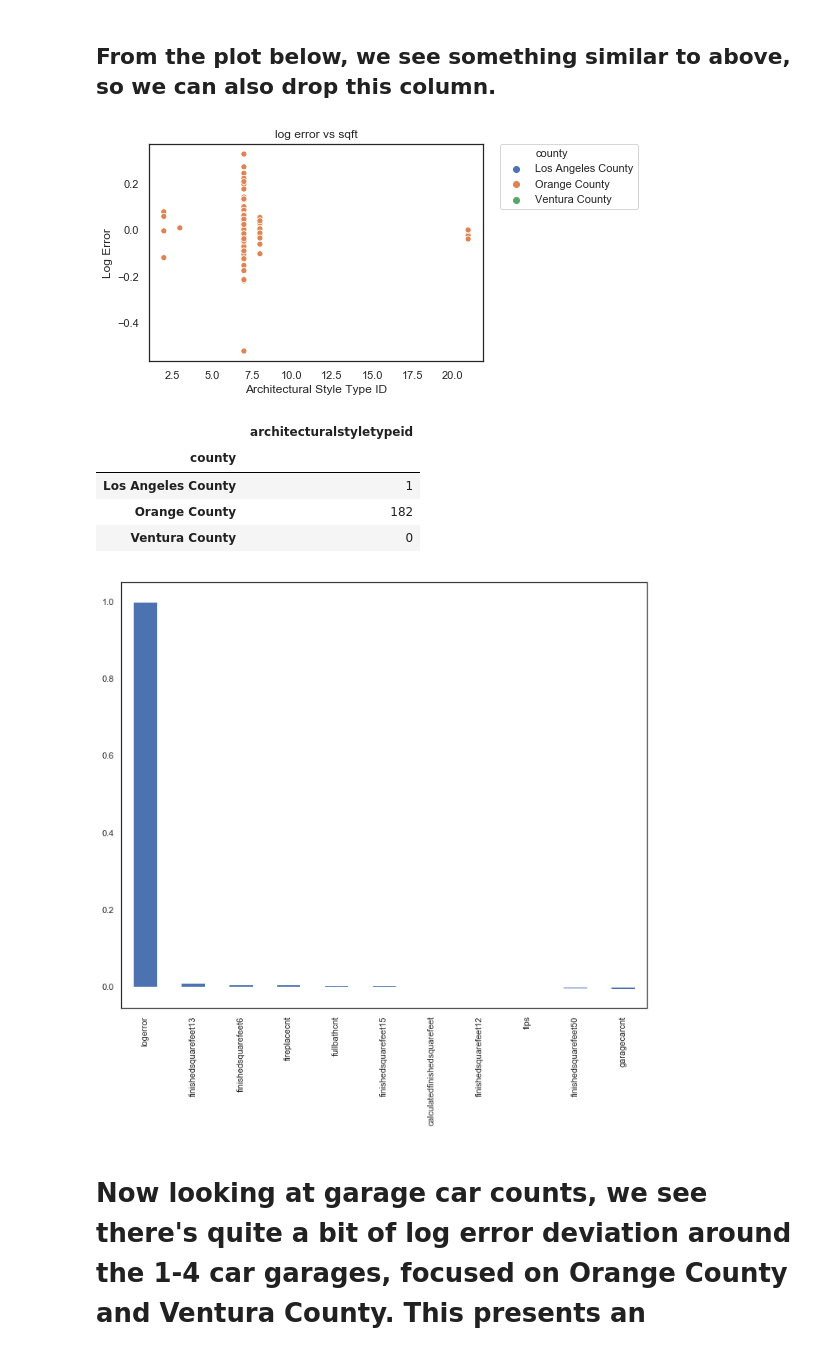
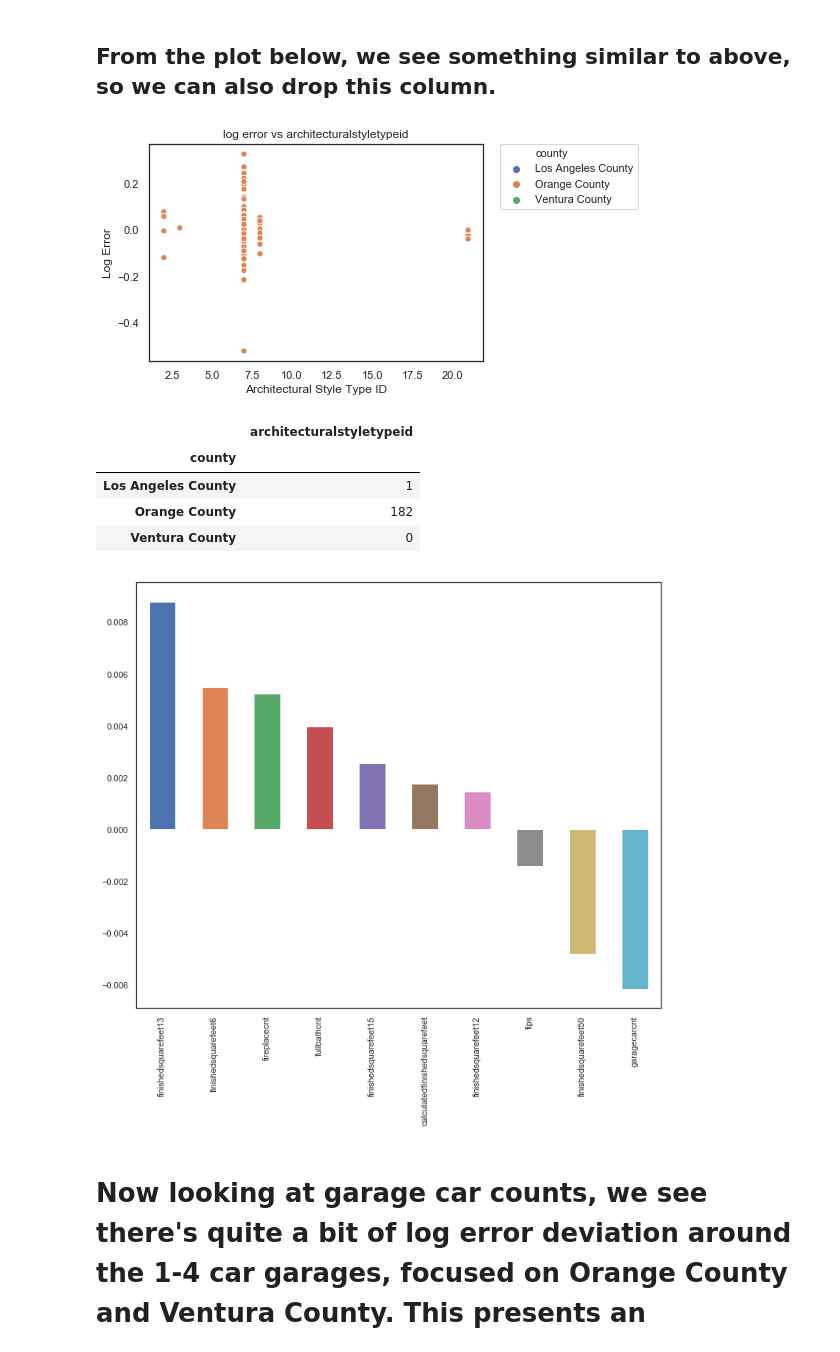
Before and after one commit to AustinDoolittle/W207-Final-Project, a Jupyter notebook: combined_eda.ipynb, the cells around one changed output. Cells and saved outputs as stored; diff of their text form; code cells hidden in the pictures.

```diff
--- a/combined_eda.ipynb
+++ b/combined_eda.ipynb
@@ -28,12 +28,12 @@ import reverse_geocoder as rg
 ## Read in Data
 # %%
 # load the data
-#train_2016 = pd.read_csv("train_2016_v2.csv")
-#properties_2016 = pd.read_csv("properties_2016.csv")
+train_2016 = pd.read_csv("train_2016_v2.csv")
+properties_2016 = pd.read_csv("properties_2016.csv")
 
 # Ray reading in data from a different file location - comment this out if you need to change it please
-train_2016 = pd.read_csv("~/GitHub/berkeley/W207/zillow_final_project/zillow-prize-1/train_2016_v2.csv")
-properties_2016 = pd.read_csv("~/GitHub/berkeley/W207/zillow_final_project/zillow-prize-1/properties_2016.csv")
+#train_2016 = pd.read_csv("~/GitHub/berkeley/W207/zillow_final_project/zillow-prize-1/train_2016_v2.csv")
+#properties_2016 = pd.read_csv("~/GitHub/berkeley/W207/zillow_final_project/zillow-prize-1/properties_2016.csv")
 # %% [markdown]
 # Exploratory Data Analysis
 # %%
@@ -259,7 +249,7 @@ display(ray_df.groupby(['county'],axis = 0).count()[[xvar]])
 ## From the plot below, we see something similar to above, so we can also drop this column.
 # %%
 xvar = 'architecturalstyletypeid'
-sns.scatterplot(x = 'architecturalstyletypeid', y = 'logerror', hue = 'county', data = ray_df).set_title('log error vs sqft')
+sns.scatterplot(x = 'architecturalstyletypeid', y = 'logerror', hue = 'county', data = ray_df).set_title('log error vs architecturalstyletypeid')
 plt.legend(bbox_to_anchor=(1.05, 1), loc=2, borderaxespad=0.)
 plt.xlabel("Architectural Style Type ID")
 plt.ylabel("Log Error")
@@ -267,19 +257,19 @@ plt.show()
 
 display(ray_df.groupby(['county'],axis = 0).count()[[xvar]])
 # %% [output]
-[figure, old version]
+[figure, new version]
 |  | architecturalstyletypeid |
 | county |  |
 | Los Angeles County | 1 |
 | Orange County | 182 |
 | Ventura County | 0 |
 # %%
-# df2 - get Correlation of "Churn" with other variables:
+# df2 - get Correlation of logerror with other variables:
 plt.figure(figsize=(12,10))
-df2.corr()['logerror'].sort_values(ascending = False).plot(kind='bar')
+df2.corr()['logerror'].sort_values(ascending = False)[1:].plot(kind='bar')
 plt.show()
 # %% [output]
-[figure, old version]
+[figure, new version]
 # %% [markdown]
 # Now looking at garage car counts, we see there's quite a bit of log error deviation around the 1-4 car garages, focused on Orange County and Ventura County. This presents an opportunity for an interaction feature multiplying the county categoricals with this garage cat count
 # %%
```
Also changed, not shown: parts of 54 cells of this notebook.
